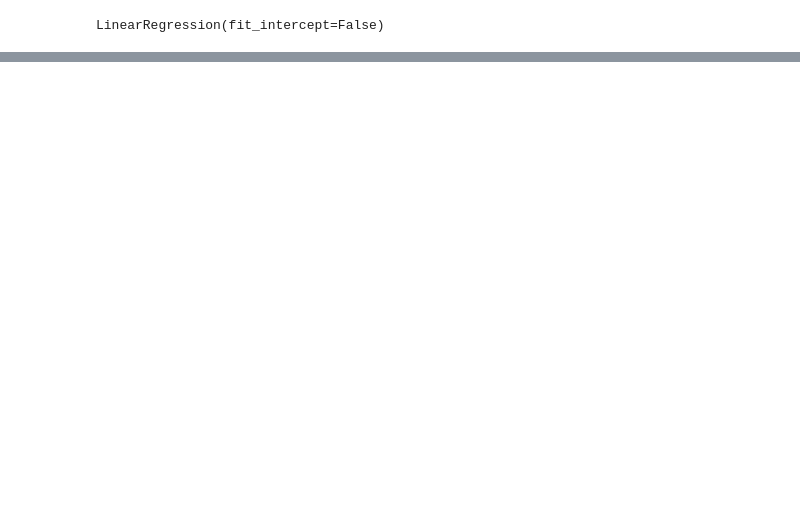
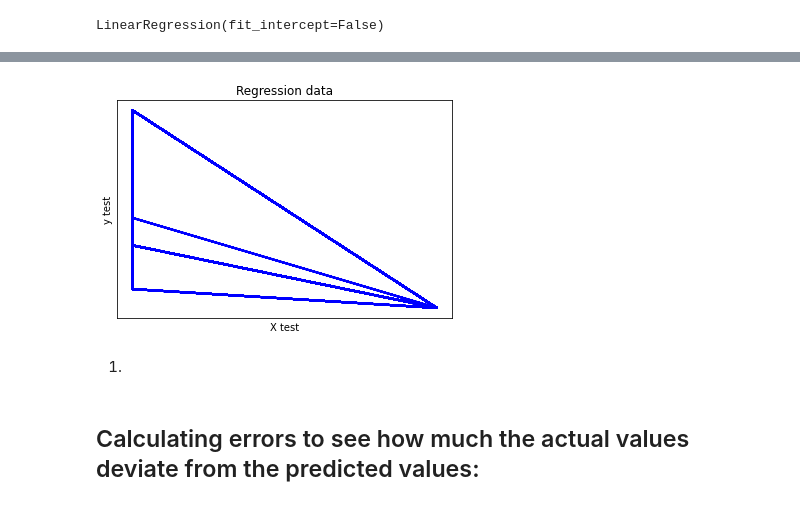
Before and after one commit to clarizamayo/Airbnb_Data_Analysis, a Jupyter notebook: machine-learning-model.ipynb, the cells around one changed output, grey strips where cells are left out. Saved outputs shown, nothing was run; the diff lists cells and outputs as text; code cells hidden in the pictures; blank space fills up the shorter version.

```diff
--- a/machine-learning-model.ipynb
+++ b/machine-learning-model.ipynb
@@ -212,6 +240,2 @@ plt.scatter(df['wifi_access_num'], df['price'])
 # %%
-# X = df[['bathrooms', 'bedrooms', 'wifi_access_num', 'queens', 'bronx','brooklyn', 'staten_island', 'manhattan']]
-# Y = df['price']
+X = df[['queens', 'bronx','brooklyn', 'staten_island', 'manhattan']]
-# %%
-X = df[['bathrooms', 'bedrooms', 'accommodates', 'beds']]
-Y = df['price']
@@ -228,7 +258,6 @@ from sklearn.linear_model import LinearRegression
 
 reg = LinearRegression(fit_intercept=False) #creating object for the class
 
-#we reshape X_train values because fit needs a 2-D matrix
-reg.fit(x_train.values, y_train.values.reshape(-1,1))
+reg.fit(x_train.values, y_train.values)
 # %% [output]
 LinearRegression(fit_intercept=False)
@@ -253,10 +279,16 @@ array([[120.33452231],
 # %%
-plt.scatter(X_test, y_test,  color='red') #actual data from test data
-plt.plot(X_test, y_pred, color='blue', linewidth=2)  #
+# plt.scatter(x_test['bronx'], y_test,  color='red') #actual data from test data
+plt.plot(x_test['bronx'], y_pred, color='blue', linewidth=2)
 plt.xlabel("X test")
 plt.ylabel("y test")
 plt.title("Regression data")
 plt.xticks(())
 plt.yticks(())
 
 plt.show()
+# %% [output]
+[figure, added]
+# %% [markdown]
+1)
+# %% [markdown]
+## Calculating errors to see how much the actual values deviate from the predicted values:
```
Also changed, not shown: parts of 26 cells of this notebook.
